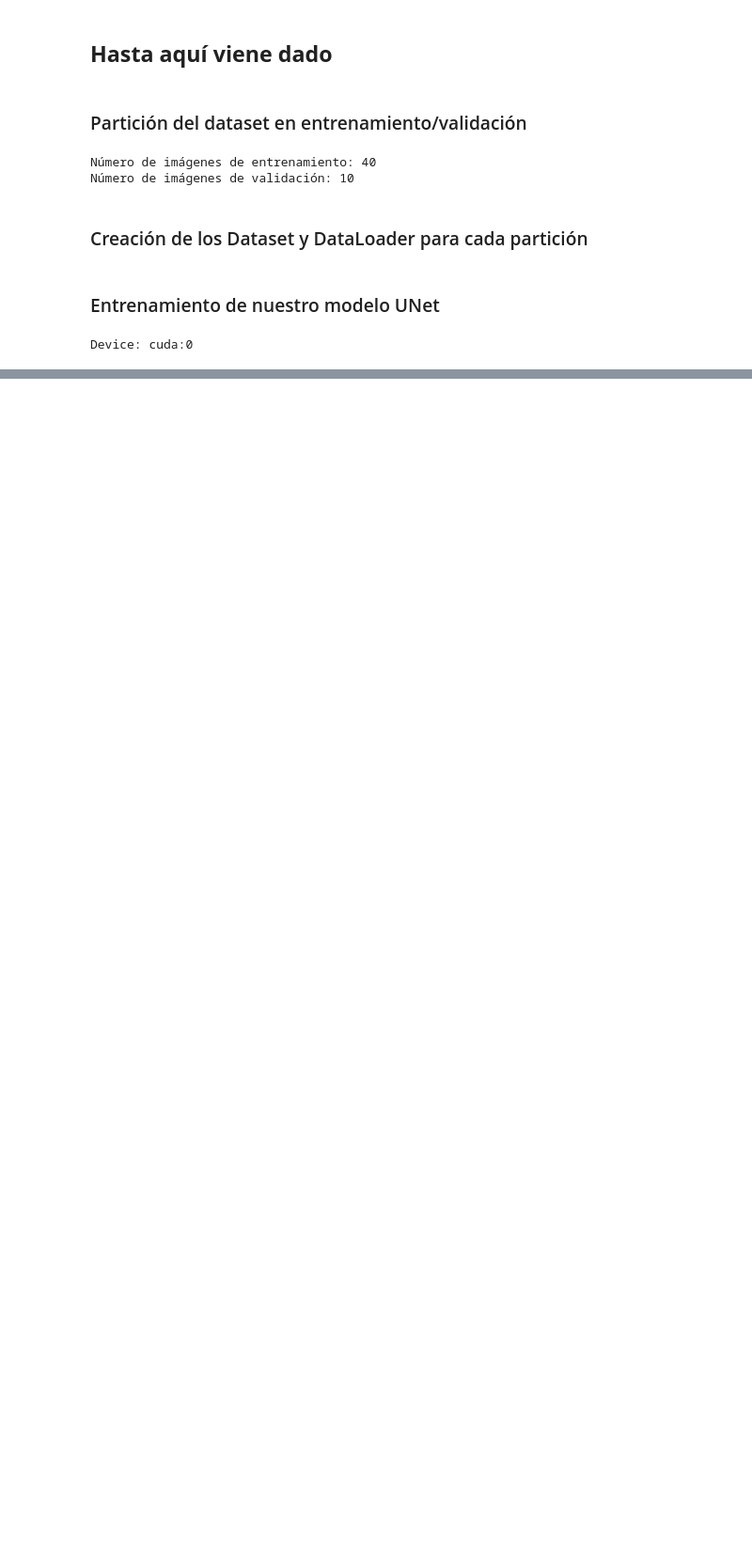
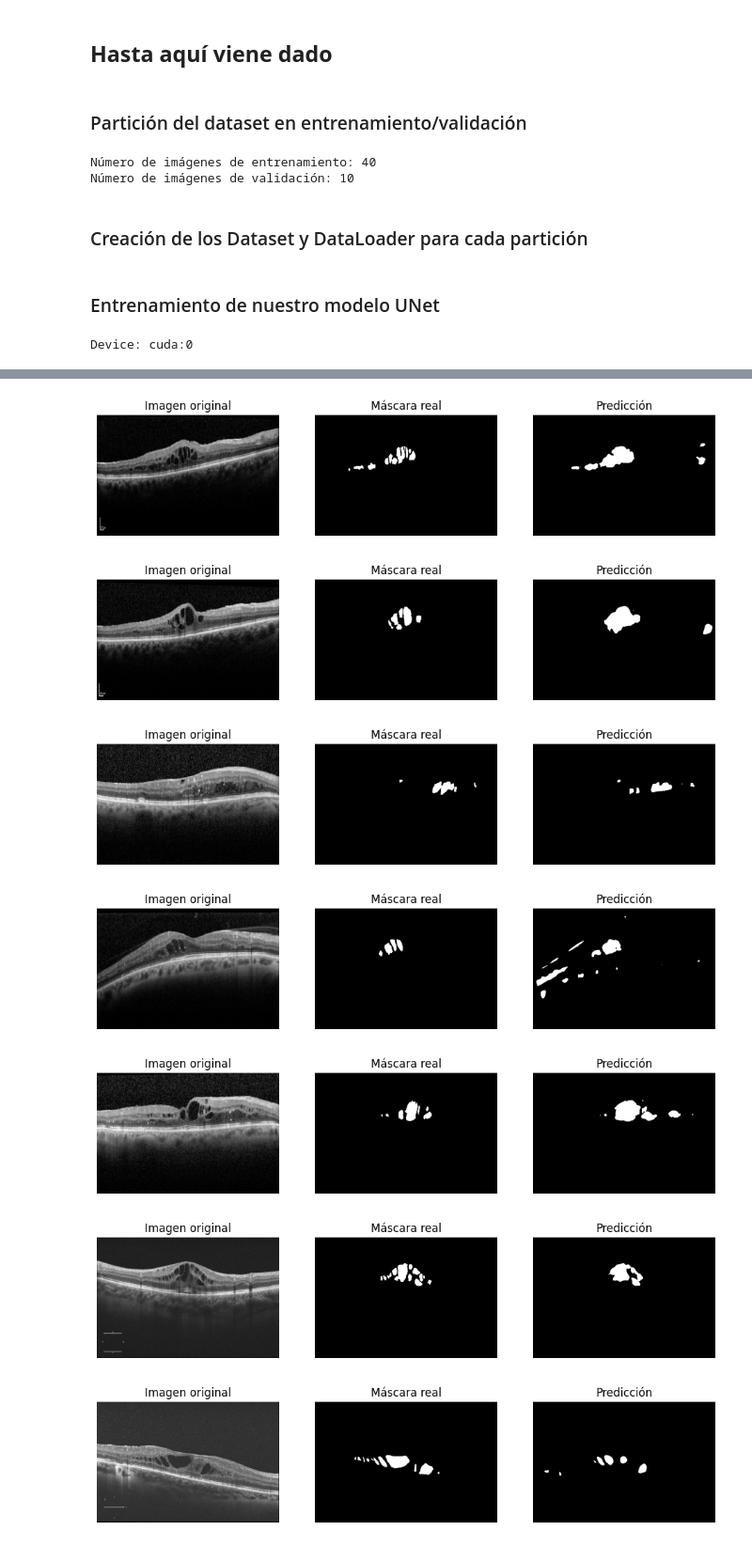
Before and after one commit to ivan2k4/VCA2025, a Jupyter notebook: p2-segmentacion/p2.ipynb, the cells around one changed output, grey strips where cells are left out. Shown at 94% size. Drawn from its saved outputs; the diff is of its cells as text; code cells hidden in the pictures; blank space fills up the shorter version.

Commit message:
mejor evaluación, mejor modelo, aún hay q picar

```diff
--- a/p2-segmentacion/p2.ipynb
+++ b/p2-segmentacion/p2.ipynb
@@ -428,0 +419,33 @@ F1 score: 0.2043
+# %%
+thresh = 0.9
+# Mostrar ejemplos del conjunto de validación
+num_samples = 8
+model.eval()
+
+with torch.no_grad():
+    for i, (images, masks) in enumerate(val_loader):
+        images = images.to(device)
+        outputs = model(images)
+        preds = get_binary_mask(outputs, threshold=thresh).cpu()
+
+        for j in range(min(num_samples, images.size(0))):
+            fig, ax = plt.subplots(1, 3, figsize=(12, 4))
+            ax[0].imshow(images[j].cpu().squeeze(), cmap="gray")
+            ax[0].set_title("Imagen original")
+            ax[1].imshow(masks[j].cpu().squeeze(), cmap="gray")
+            ax[1].set_title("Máscara real")
+            ax[2].imshow(preds[j].squeeze(), cmap="gray")
+            ax[2].set_title("Predicción")
+            for a in ax:
+                a.axis('off')
+            plt.show()
+
+        break  # solo una tanda de imágenes
+# %% [output]
+[figure, added]
+[figure, added]
+[figure, added]
+[figure, added]
+[figure, added]
+[figure, added]
+[figure, added]
```
Also changed, not shown: parts of 6 cells of this notebook, 1 other file.
